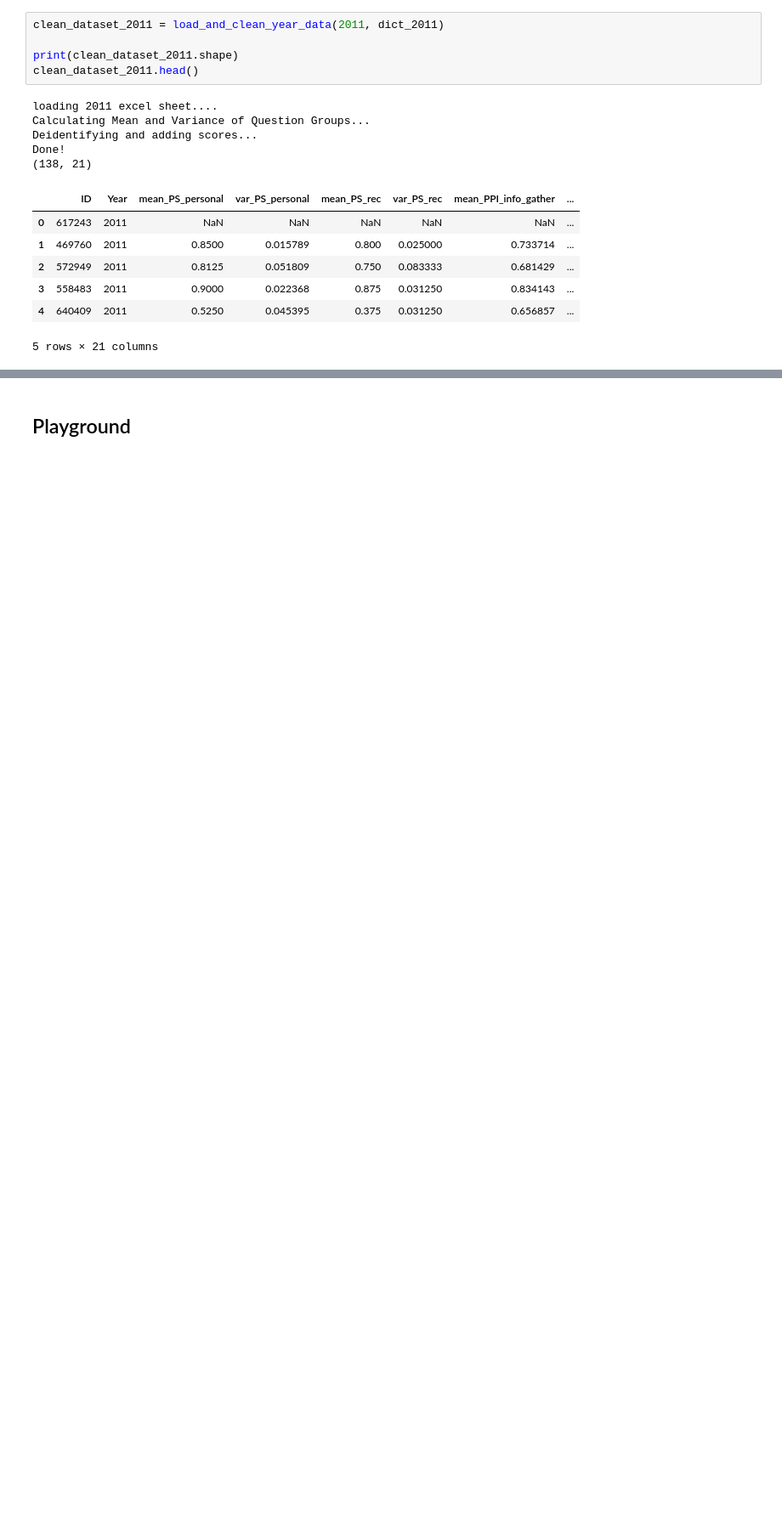
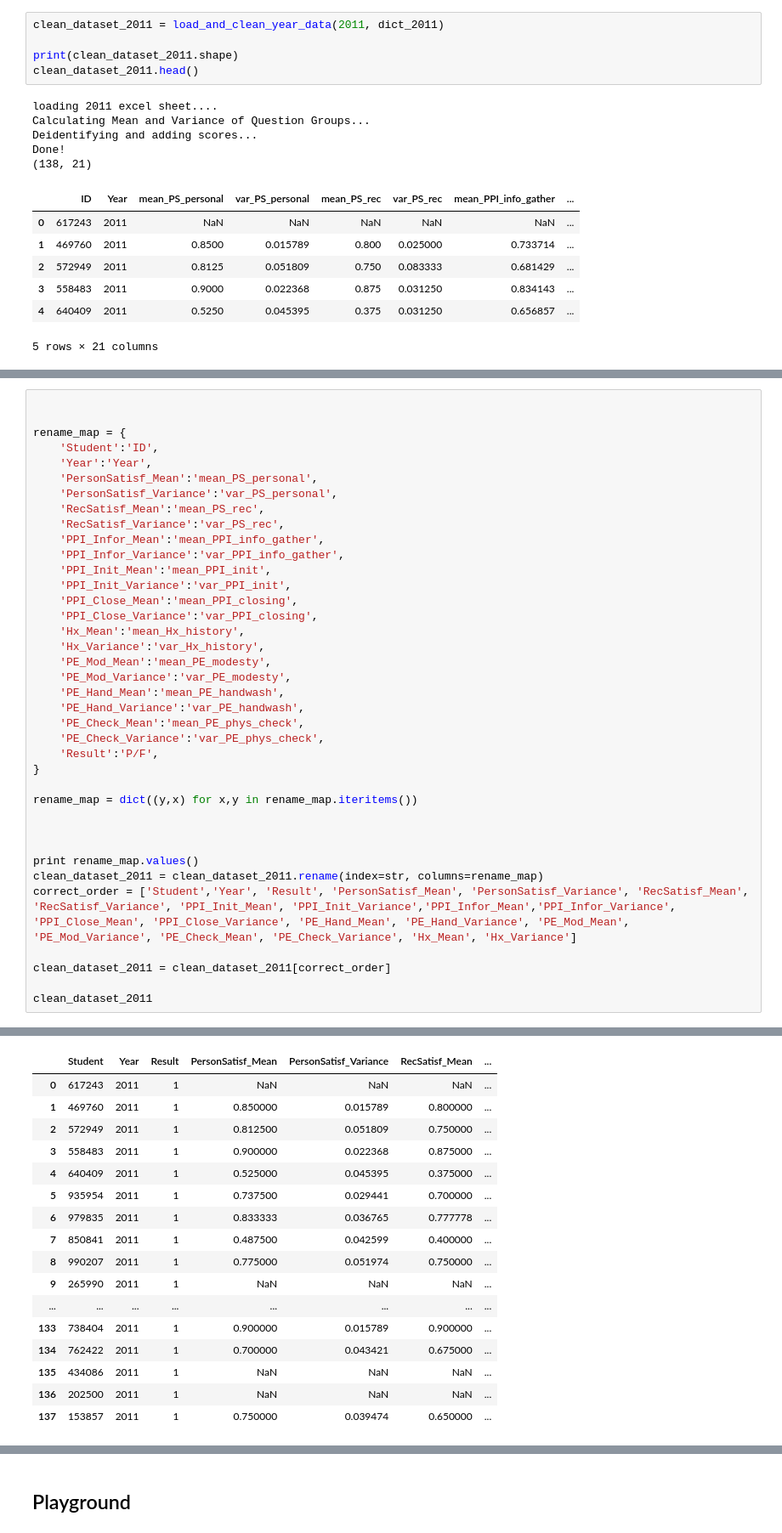
Before and after one commit to RagesMR/8800, a Jupyter notebook: travis_notebook_2008-2011.ipynb, the cells around one changed output, grey strips where cells are left out. Shown: that part at 85% size. Saved outputs shown, nothing was run; the diff lists cells and outputs as text; blank space fills up the shorter version.

Commit message:
rename columns to be like Marika..first pass

```diff
--- a/travis_notebook_2008-2011.ipynb
+++ b/travis_notebook_2008-2011.ipynb
@@ -674,0 +699,39 @@ Done!
+# %%
+
+
+rename_map = {
+    'Student':'ID',
+    'Year':'Year',
+    'PersonSatisf_Mean':'mean_PS_personal',
+    'PersonSatisf_Variance':'var_PS_personal',
+    'RecSatisf_Mean':'mean_PS_rec',
+    'RecSatisf_Variance':'var_PS_rec',
+    'PPI_Infor_Mean':'mean_PPI_info_gather',
+    'PPI_Infor_Variance':'var_PPI_info_gather',
+    'PPI_Init_Mean':'mean_PPI_init',
+    'PPI_Init_Variance':'var_PPI_init',
+    'PPI_Close_Mean':'mean_PPI_closing',
+    'PPI_Close_Variance':'var_PPI_closing',
+    'Hx_Mean':'mean_Hx_history',
+    'Hx_Variance':'var_Hx_history',
+    'PE_Mod_Mean':'mean_PE_modesty',
+    'PE_Mod_Variance':'var_PE_modesty',
+    'PE_Hand_Mean':'mean_PE_handwash',
+    'PE_Hand_Variance':'var_PE_handwash',
+    'PE_Check_Mean':'mean_PE_phys_check',
+    'PE_Check_Variance':'var_PE_phys_check',
+    'Result':'P/F',
+}
+
+rename_map = dict((y,x) for x,y in rename_map.iteritems())
+
+
+
+print rename_map.values()
+clean_dataset_2011 = clean_dataset_2011.rename(index=str, columns=rename_map)
+correct_order = ['Student','Year', 'Result', 'PersonSatisf_Mean', 'PersonSatisf_Variance', 'RecSatisf_Mean', 'RecSatisf_Variance', 'PPI_Init_Mean', 'PPI_Init_Variance','PPI_Infor_Mean','PPI_Infor_Variance', 'PPI_Close_Mean', 'PPI_Close_Variance', 'PE_Hand_Mean', 'PE_Hand_Variance', 'PE_Mod_Mean', 'PE_Mod_Variance', 'PE_Check_Mean', 'PE_Check_Variance', 'Hx_Mean', 'Hx_Variance']
+
+clean_dataset_2011 = clean_dataset_2011[correct_order]
+
+clean_dataset_2011
+# %% [output]
@@ -674,0 +739,17 @@ Done!
+|  | Student | Year | Result | PersonSatisf_Mean | PersonSatisf_Variance | RecSatisf_Mean | ... |
+| 0 | 617243 | 2011 | 1 | NaN | NaN | NaN | ... |
+| 1 | 469760 | 2011 | 1 | 0.850000 | 0.015789 | 0.800000 | ... |
+| 2 | 572949 | 2011 | 1 | 0.812500 | 0.051809 | 0.750000 | ... |
+| 3 | 558483 | 2011 | 1 | 0.900000 | 0.022368 | 0.875000 | ... |
+| 4 | 640409 | 2011 | 1 | 0.525000 | 0.045395 | 0.375000 | ... |
+| 5 | 935954 | 2011 | 1 | 0.737500 | 0.029441 | 0.700000 | ... |
+| 6 | 979835 | 2011 | 1 | 0.833333 | 0.036765 | 0.777778 | ... |
+| 7 | 850841 | 2011 | 1 | 0.487500 | 0.042599 | 0.400000 | ... |
+| 8 | 990207 | 2011 | 1 | 0.775000 | 0.051974 | 0.750000 | ... |
+| 9 | 265990 | 2011 | 1 | NaN | NaN | NaN | ... |
+| ... | ... | ... | ... | ... | ... | ... | ... |
+| 133 | 738404 | 2011 | 1 | 0.900000 | 0.015789 | 0.900000 | ... |
+| 134 | 762422 | 2011 | 1 | 0.700000 | 0.043421 | 0.675000 | ... |
+| 135 | 434086 | 2011 | 1 | NaN | NaN | NaN | ... |
+| 136 | 202500 | 2011 | 1 | NaN | NaN | NaN | ... |
+| 137 | 153857 | 2011 | 1 | 0.750000 | 0.039474 | 0.650000 | ... |
```
Also changed, not shown: parts of 3 cells of this notebook.
